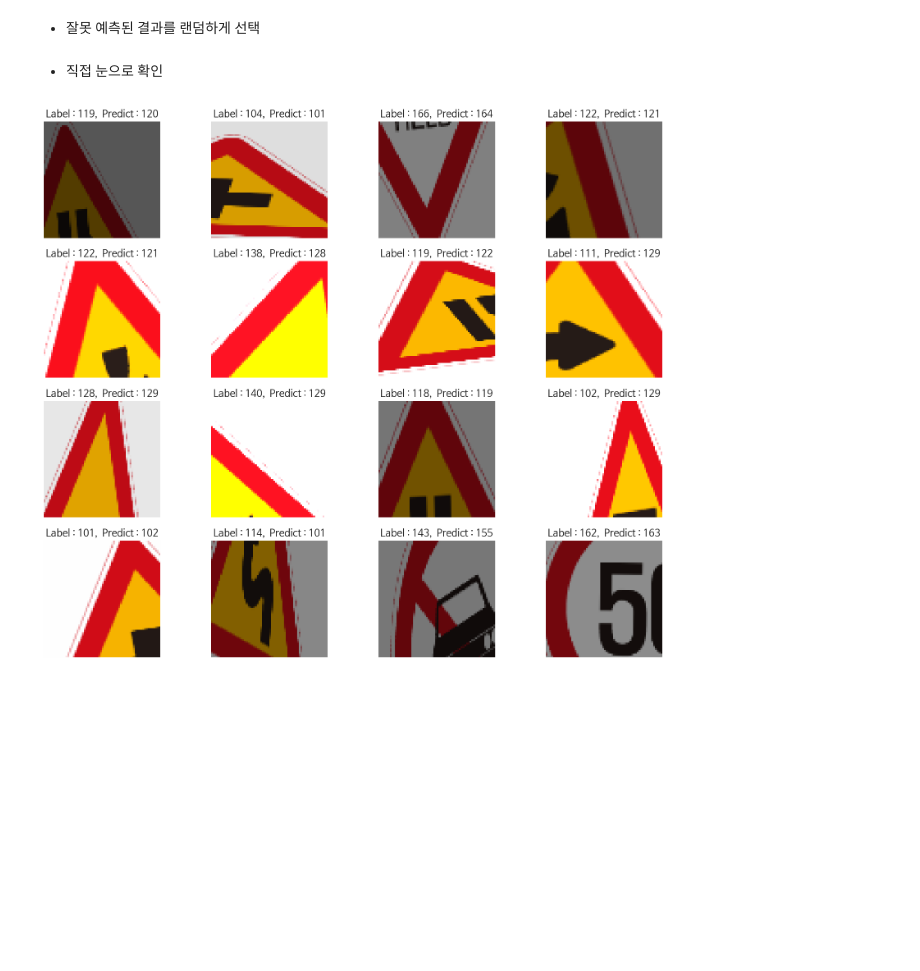
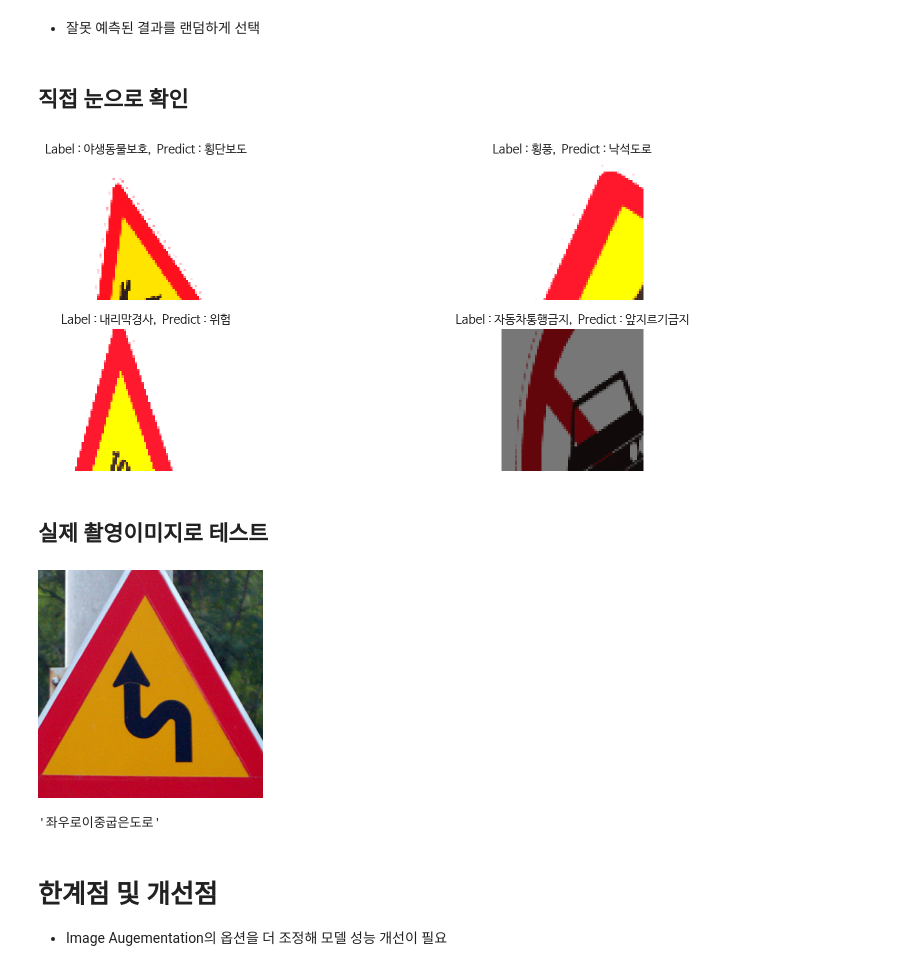
Before and after one commit to HowardHowonYu/traffic-sign-recognition, a Jupyter notebook: trafic_sign.ipynb, the cells around one changed output. Drawn from its saved outputs; the diff is of its cells as text; code cells hidden in the pictures; blank space fills up the shorter version.

```diff
--- a/trafic_sign.ipynb
+++ b/trafic_sign.ipynb
@@ -301,18 +310,22 @@ len(wrong_result)
 # %%
 import random
 
-samples = random.choices(population=wrong_result, k=16)
+samples = random.choices(population=wrong_result, k=4)
 # %% [markdown]
-- 직접 눈으로 확인
+## 직접 눈으로 확인
+# %%
+label_to_str = ["+자형교차로","T자형교차로","Y자형교차로","ㅏ자형교차로","ㅓ자형교차로","우선도로","우합류도로","좌합류도로","회전형교차로","철길건널목","우로굽은도로","좌로굽은도로","우좌로이중굽은도로","좌우로이중굽은도로","2방향통행","오르막경사","내리막경사","도로폭이좁아짐","우측차로없어짐","좌측차로없어짐","우측방통행","양측방통행","중앙분리대시작","중앙분리대끝남","신호기","미끄러운도로","강변도로","노면고르지못함","과속방지턱","낙석도로","횡단보도","어린이보호","자전거","도로공사중","비행기","횡풍","터널","교량","야생동물보호","위험","상습정체구간","통행금지","자동차통행금지","화물자동차통행금지","승합자동차통행금지","이륜자동차및원동기장치자전거통행금지","자동차, 이륜자동차빛원동기장치자전거통행금지","경운기, 트렉터및 손수레통행금지","자전거통행금지","진입금지","직진금지","우회전금지","좌회전금지","유턴금지","앞지르기금지","정차,주차금지","주차금지","차중량제한","차높이제한","차폭제한","차간거리확보","최고속도제한","최저속도제한","서행","일시정지","양보","보행자보행금지","위험물적재차량 통행금지"]
 # %%
 plt.figure(figsize=(14,12))
 
 for idx, n in enumerate(samples):
-    plt.subplot(4, 4, idx+1)
+    plt.subplot(4, 2, idx+1)
     plt.imshow(X_test[n].reshape(64,64,3), cmap='Greys', interpolation='nearest')
-    plt.title('Label : ' + str(y_labels[n] + 101 ) + ',  Predict : ' + str(predicted_labels[n] + 101))
+    plt.title('Label : ' + label_to_str[y_labels[n]] + ',  Predict : ' + label_to_str[predicted_labels[n]])
     plt.axis('off')
 
 plt.show()
 # %% [output]
-[figure, old version]
+[figure, new version]
+# %% [markdown]
+## 실제 촬영이미지로 테스트
@@ -318,0 +349,12 @@ plt.show()
+# %%
+img
+# %% [output]
+[figure, added]
+# %%
+result = model.predict(X)
+label_to_str[np.argmax(result, axis=1)[0]]
+# %% [output]
+'좌우로이중굽은도로'
+# %% [markdown]
+# 한계점 및 개선점
+- Image Augementation의 옵션을 더 조정해 모델 성능 개선이 필요
```
Also changed, not shown: parts of 9 cells of this notebook, 1 other file.
